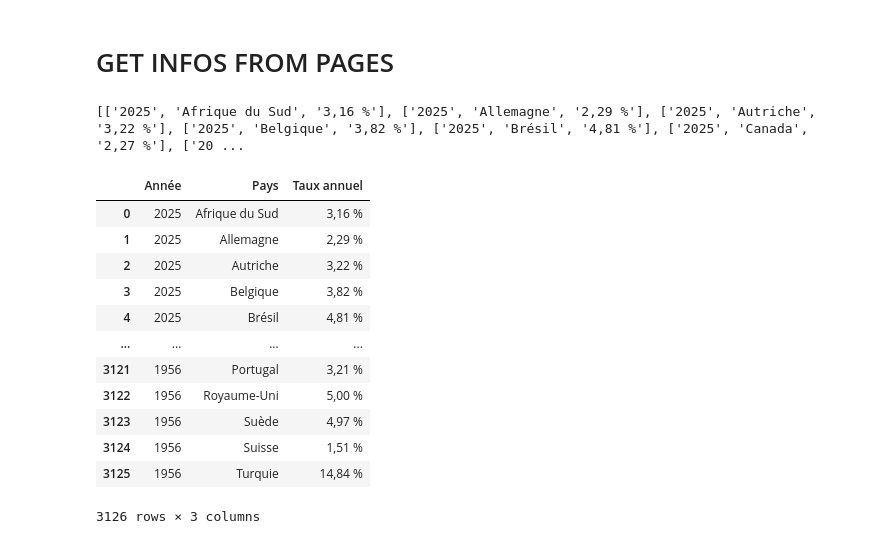
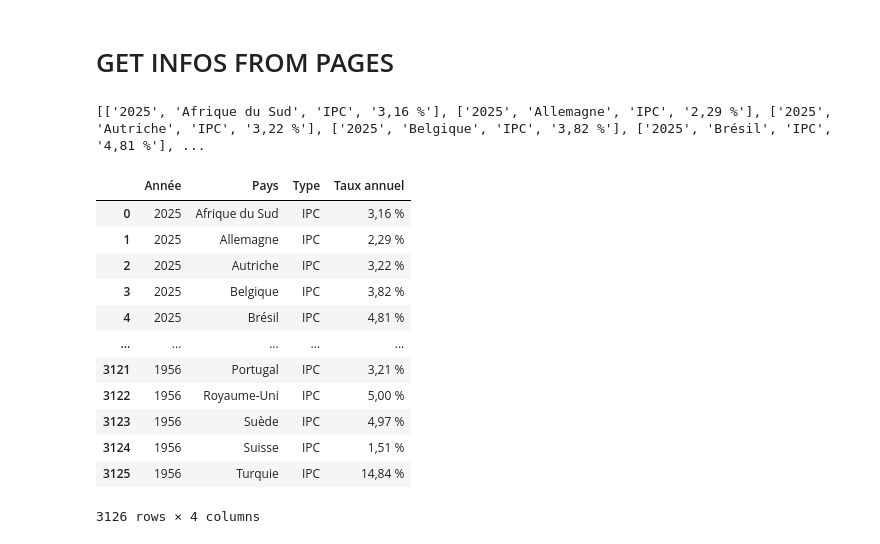
Before and after one commit to canopee-europe/data_analysis, a Jupyter notebook: economics/inflation_scraping.ipynb, the cells around one changed output. Cells and saved outputs as stored; diff of their text form; code cells hidden in the pictures.

```diff
--- a/economics/inflation_scraping.ipynb
+++ b/economics/inflation_scraping.ipynb
@@ -46,30 +46,29 @@ for url in urls_storage:
         columns = row.find_elements(By.TAG_NAME, "td")
         if len(columns) >= 4:
             country = columns[1].get_attribute("textContent").strip()
+            type_measure = columns[2].get_attribute("textContent").strip()
             inflation = columns[3].get_attribute("textContent").strip()
-            data.append([year, country, inflation])
+            data.append([year, country,type_measure, inflation])
 
 print(data)
-
-driver_2.quit()
 # %% [output]
-[['2025', 'Afrique du Sud', '3,16 %'], ['2025', 'Allemagne', '2,29 %'], ['2025', 'Autriche', '3,22 %'], ['2025', 'Belgique', '3,82 %'], ['2025', 'Brésil', '4,81 %'], ['2025', 'Canada', '2,27 %'], ['20 ...
+[['2025', 'Afrique du Sud', 'IPC', '3,16 %'], ['2025', 'Allemagne', 'IPC', '2,29 %'], ['2025', 'Autriche', 'IPC', '3,22 %'], ['2025', 'Belgique', 'IPC', '3,82 %'], ['2025', 'Brésil', 'IPC', '4,81 %'], ...
 # %%
-df = pd.DataFrame(data, columns=["Année", "Pays", "Taux annuel"])
+df = pd.DataFrame(data, columns=["Année", "Pays", "Type", "Taux annuel"])
 df
 # %% [output]
-|  | Année | Pays | Taux annuel |
-| 0 | 2025 | Afrique du Sud | 3,16 % |
-| 1 | 2025 | Allemagne | 2,29 % |
-| 2 | 2025 | Autriche | 3,22 % |
-| 3 | 2025 | Belgique | 3,82 % |
-| 4 | 2025 | Brésil | 4,81 % |
-| ... | ... | ... | ... |
-| 3121 | 1956 | Portugal | 3,21 % |
-| 3122 | 1956 | Royaume-Uni | 5,00 % |
-| 3123 | 1956 | Suède | 4,97 % |
-| 3124 | 1956 | Suisse | 1,51 % |
-| 3125 | 1956 | Turquie | 14,84 % |
+|  | Année | Pays | Type | Taux annuel |
+| 0 | 2025 | Afrique du Sud | IPC | 3,16 % |
+| 1 | 2025 | Allemagne | IPC | 2,29 % |
+| 2 | 2025 | Autriche | IPC | 3,22 % |
+| 3 | 2025 | Belgique | IPC | 3,82 % |
+| 4 | 2025 | Brésil | IPC | 4,81 % |
+| ... | ... | ... | ... | ... |
+| 3121 | 1956 | Portugal | IPC | 3,21 % |
+| 3122 | 1956 | Royaume-Uni | IPC | 5,00 % |
+| 3123 | 1956 | Suède | IPC | 4,97 % |
+| 3124 | 1956 | Suisse | IPC | 1,51 % |
+| 3125 | 1956 | Turquie | IPC | 14,84 % |
-3126 rows × 3 columns
+3126 rows × 4 columns
 # %%
 df.to_csv("inflation_data.csv", index=False, sep=",")
```
Also changed, not shown: parts of 1 cell of this notebook, 4 other files.
